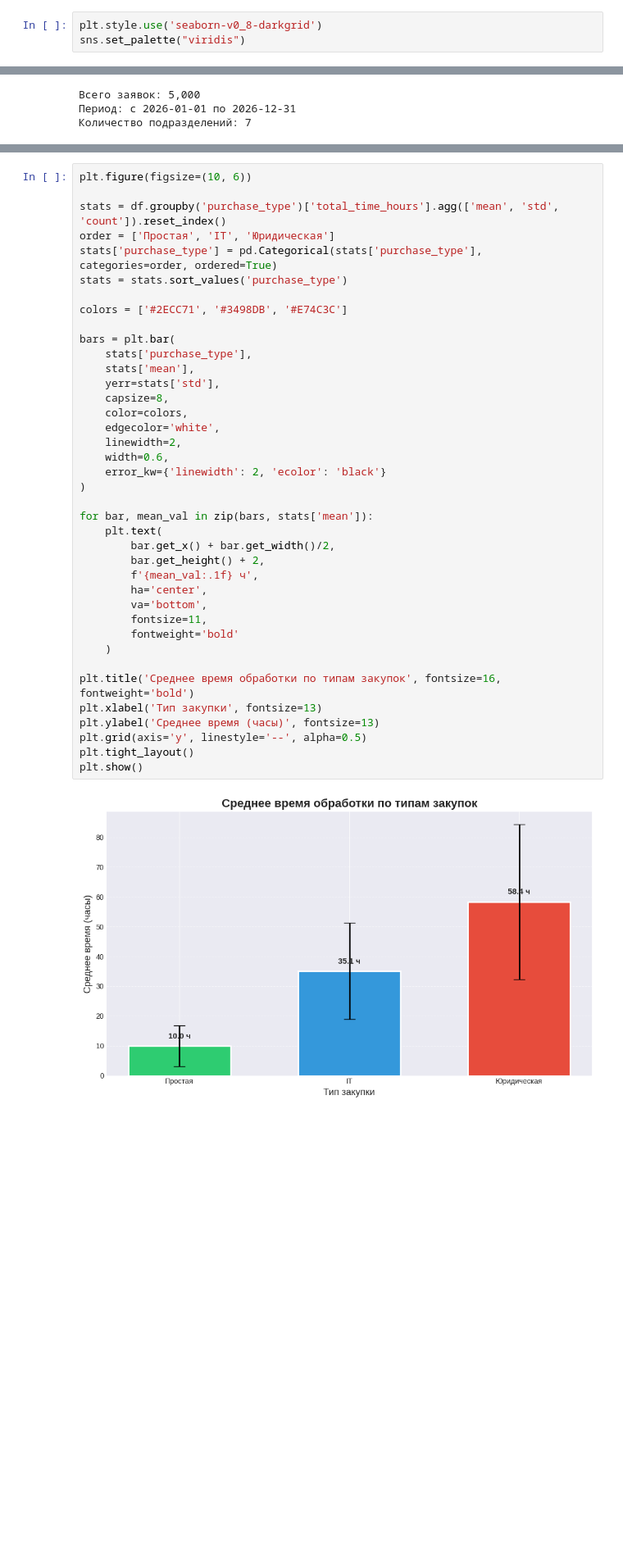
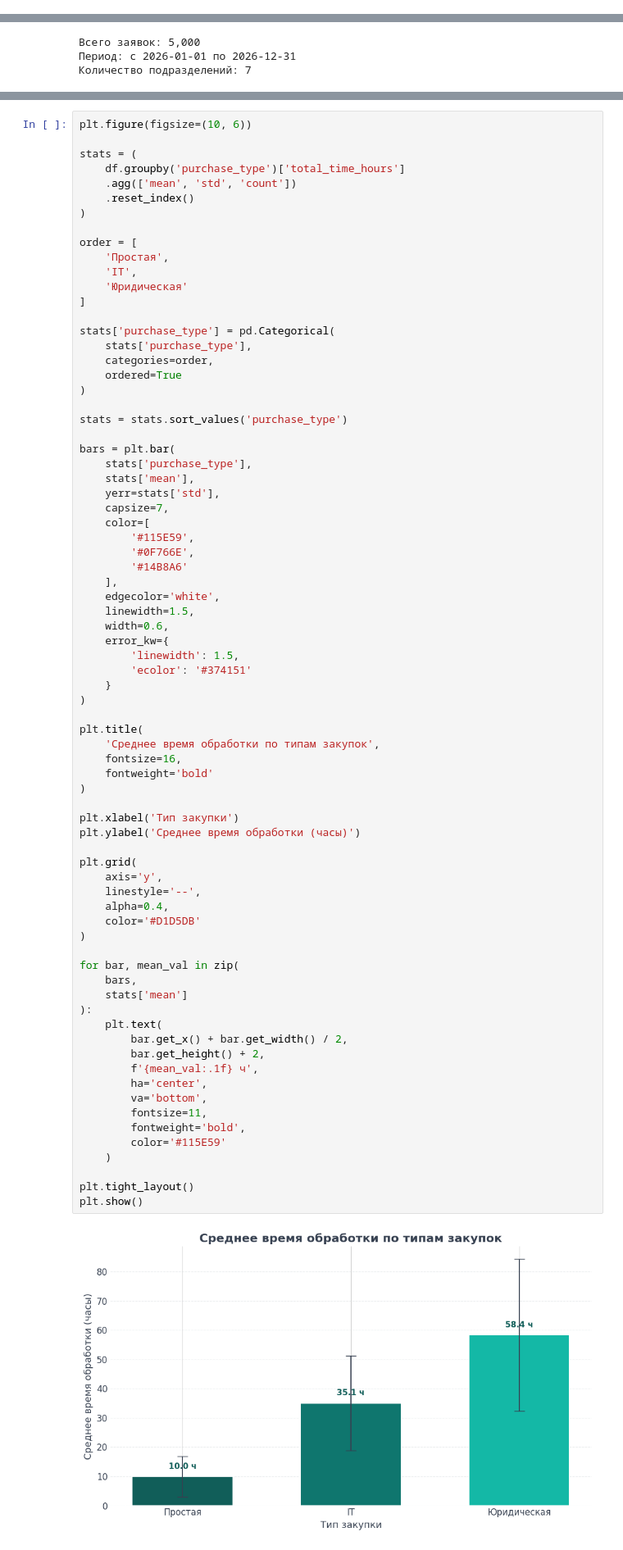
Before and after one commit to Maria27273/procurement-process-analysis, a Jupyter notebook: python/data_analysis.ipynb, the cells around one changed output, grey strips where cells are left out. Shown at 82% size. Drawn from its saved outputs; the diff is of its cells as text; blank space fills up the shorter version.

```diff
--- a/python/data_analysis.ipynb
+++ b/python/data_analysis.ipynb
@@ -6,9 +6,6 @@ import seaborn as sns
 from datetime import datetime
 # %%
 df= pd.read_csv('procurement_requests_5000.csv',parse_dates=['request_date'])
-# %%
-plt.style.use('seaborn-v0_8-darkgrid')
-sns.set_palette("viridis")
 # %%
 print(f'Всего заявок: {len(df):,}')
 print(f'Период: с {df["request_date"].min().date()} по {df["request_date"].max().date()}')
@@ -73,41 +87,77 @@ plt.show()
 # %%
 plt.figure(figsize=(10, 6))
 
-stats = df.groupby('purchase_type')['total_time_hours'].agg(['mean', 'std', 'count']).reset_index()
-order = ['Простая', 'IT', 'Юридическая']
-stats['purchase_type'] = pd.Categorical(stats['purchase_type'], categories=order, ordered=True)
+stats = (
+    df.groupby('purchase_type')['total_time_hours']
+    .agg(['mean', 'std', 'count'])
+    .reset_index()
+)
+
+order = [
+    'Простая',
+    'IT',
+    'Юридическая'
+]
+
+stats['purchase_type'] = pd.Categorical(
+    stats['purchase_type'],
+    categories=order,
+    ordered=True
+)
+
 stats = stats.sort_values('purchase_type')
-
-colors = ['#2ECC71', '#3498DB', '#E74C3C']
 
 bars = plt.bar(
     stats['purchase_type'],
     stats['mean'],
     yerr=stats['std'],
-    capsize=8,
-    color=colors,
+    capsize=7,
+    color=[
+        '#115E59',
+        '#0F766E',
+        '#14B8A6'
+    ],
     edgecolor='white',
-    linewidth=2,
+    linewidth=1.5,
     width=0.6,
-    error_kw={'linewidth': 2, 'ecolor': 'black'}
+    error_kw={
+        'linewidth': 1.5,
+        'ecolor': '#374151'
+    }
 )
 
-for bar, mean_val in zip(bars, stats['mean']):
+plt.title(
+    'Среднее время обработки по типам закупок',
+    fontsize=16,
+    fontweight='bold'
+)
+
+plt.xlabel('Тип закупки')
+plt.ylabel('Среднее время обработки (часы)')
+
+plt.grid(
+    axis='y',
+    linestyle='--',
+    alpha=0.4,
+    color='#D1D5DB'
+)
+
+for bar, mean_val in zip(
+    bars,
+    stats['mean']
+):
     plt.text(
-        bar.get_x() + bar.get_width()/2,
+        bar.get_x() + bar.get_width() / 2,
         bar.get_height() + 2,
         f'{mean_val:.1f} ч',
         ha='center',
         va='bottom',
         fontsize=11,
-        fontweight='bold'
+        fontweight='bold',
+        color='#115E59'
     )
 
-plt.title('Среднее время обработки по типам закупок', fontsize=16, fontweight='bold')
-plt.xlabel('Тип закупки', fontsize=13)
-plt.ylabel('Среднее время (часы)', fontsize=13)
-plt.grid(axis='y', linestyle='--', alpha=0.5)
 plt.tight_layout()
 plt.show()
 # %% [output]
-[figure, old version]
+[figure, new version]
```
Also changed, not shown: parts of 8 cells of this notebook.
